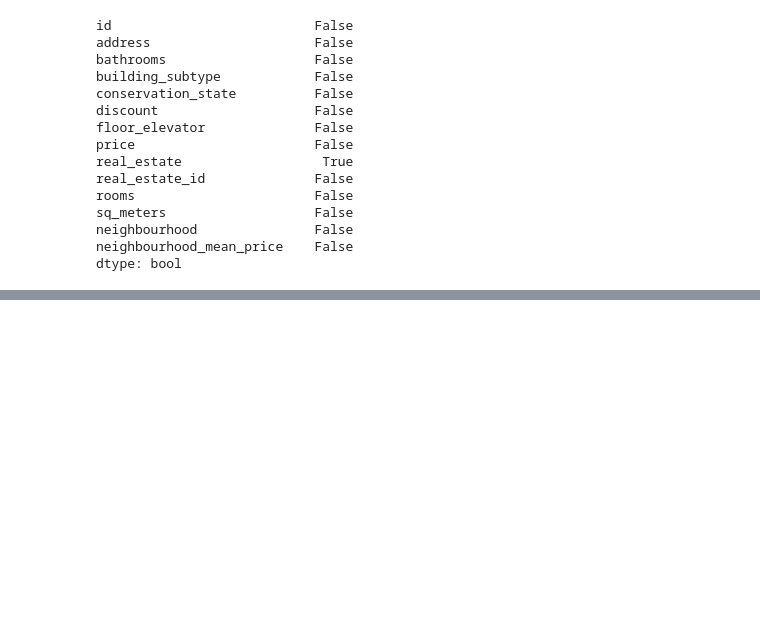
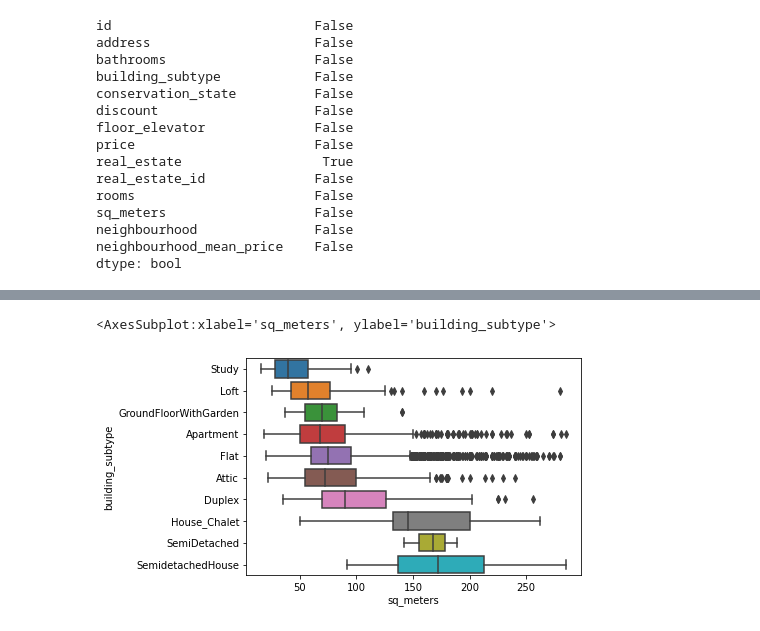
Before and after one commit to jordi-cluet/ADSDB-EtE-Project, a Jupyter notebook: format_housing.ipynb, the cells around one changed output, grey strips where cells are left out. Cells and saved outputs as stored; diff of their text form; code cells hidden in the pictures; blank space fills up the shorter version.

```diff
--- a/format_housing.ipynb
+++ b/format_housing.ipynb
@@ -590,0 +617,5 @@ dtype: bool
+# %%
+sns.boxplot(y='building_subtype', x='sq_meters', orient = 'h', data=df, order=df.groupby(["building_subtype"])["sq_meters"].mean().sort_values().index)
+# %% [output]
+<AxesSubplot:xlabel='sq_meters', ylabel='building_subtype'>
+[figure, added]
```
Also changed, not shown: parts of 23 cells of this notebook.
